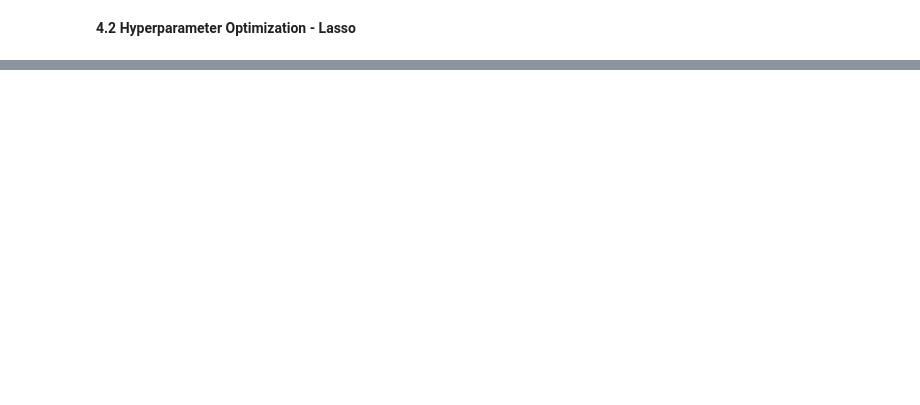
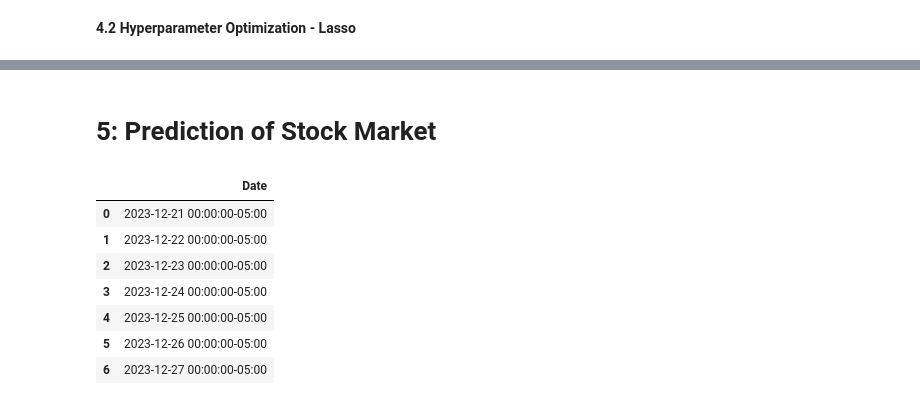
Before and after one commit to eshanaa/ML-Project, a Jupyter notebook: Final Project Alt.ipynb, the cells around one changed output, grey strips where cells are left out. Cells and saved outputs as stored; diff of their text form; code cells hidden in the pictures; blank space fills up the shorter version.

```diff
--- a/Final Project Alt.ipynb
+++ b/Final Project Alt.ipynb
@@ -458,4 +361,0 @@ def linearRegression(a , X_train, y_train, X_test, y_test):
-# %%
-for i in alpha:
-    linearRegression(i, X_train, y_train, X_test, y_test)
-    print()
@@ -538,0 +407,27 @@ plt.show()
+# %%
+def linearRegressionRidge(a , X_train, y_train, X_test, y_test):
+    # Create an object of logistic regression model using linear_model.
+
+    reg = linear_model.Ridge(alpha= a, solver= 'saga', random_state = 42, max_iter = 5000)
+    reg.fit(X_train, y_train)
+
+    # Calculating yhat for train and test
+    y_pred = reg.predict(X_test)
+    y_preds.append(y_pred)
+
+    # Calculating accuracy
+    accuracy_val = r2_score(y_test, y_pred)
+    validation_score = np.mean(cross_val_score(reg, X_train, y_train, cv=5))
+    train_score = reg.score(X_train, y_train)
+    test_score = reg.score(X_test, y_test)
+    train_scores.append(train_score)
+    test_scores.append(test_score)
+    validation_scores.append(validation_score)
+    accuracy.append(accuracy_val)
+
+    # Printing values
+    print("For alpha = %f" % a)
+    print("Accuracy on test data = %f" % accuracy_val)
+    print("Validation Score = %f" % validation_score)
+    print("Train Score = %f" % train_score)
+    print("Test Score = %f" % test_score)
@@ -538,0 +515,2 @@ plt.show()
+# %% [markdown]
+   # 5: Prediction of Stock Market
@@ -538,0 +522,11 @@ plt.show()
+# %%
+future_data
+# %% [output]
+|  | Date |
+| 0 | 2023-12-21 00:00:00-05:00 |
+| 1 | 2023-12-22 00:00:00-05:00 |
+| 2 | 2023-12-23 00:00:00-05:00 |
+| 3 | 2023-12-24 00:00:00-05:00 |
+| 4 | 2023-12-25 00:00:00-05:00 |
+| 5 | 2023-12-26 00:00:00-05:00 |
+| 6 | 2023-12-27 00:00:00-05:00 |
```
Also changed, not shown: parts of 41 cells of this notebook.
